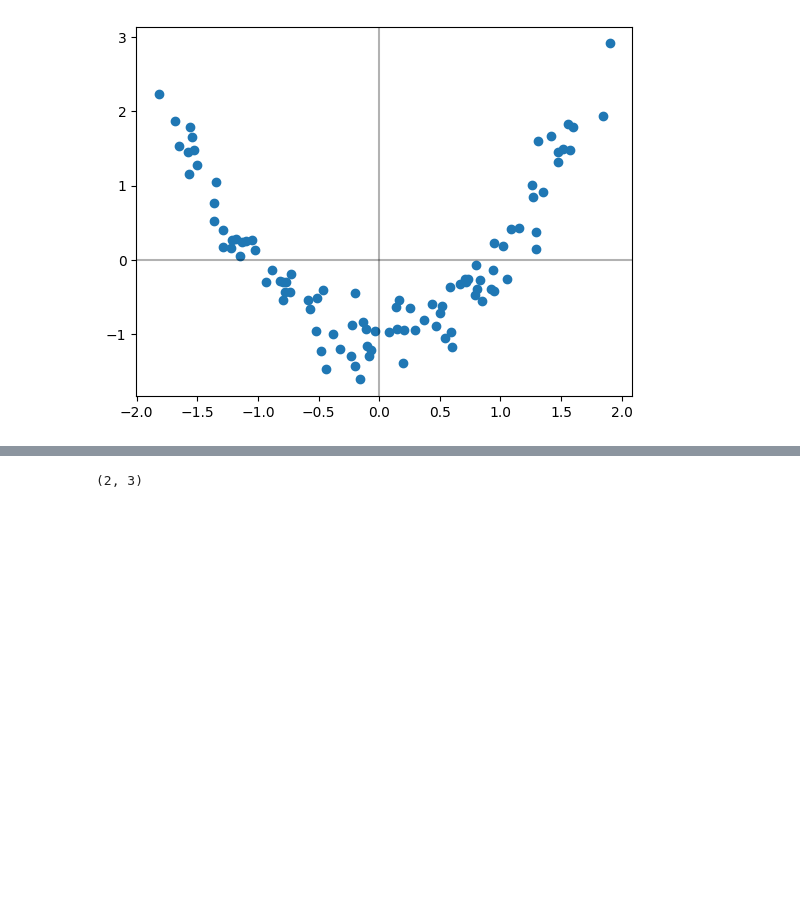
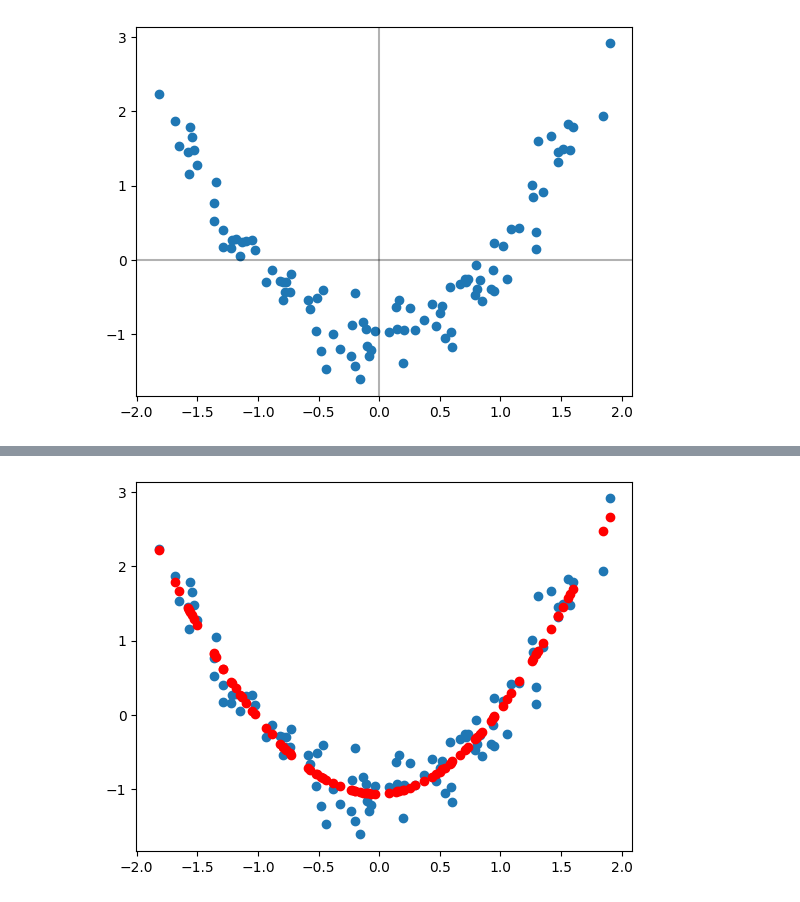
Before and after one commit to viralka/data_web_creators, a Jupyter notebook: Algorithms/kernel_reggression.ipynb, the cells around one changed output, grey strips where cells are left out. Cells and saved outputs as stored; diff of their text form; code cells hidden in the pictures; blank space fills up the shorter version.

```diff
--- a/Algorithms/kernel_reggression.ipynb
+++ b/Algorithms/kernel_reggression.ipynb
@@ -129,5 +144,0 @@ plt.colorbar()
-# %%
-A = np.array([[1,2,3],[4,5,6]])
-A.shape
-# %% [output]
-(2, 3)
@@ -145,0 +145,13 @@ def pairwise_l2_distances(X, Y):
+# %%
+def visvilasition(K, pw = 0.001):
+    k_inv = np.linalg.pinv(K + pw * np.eye(len(K)))
+    aplha = k_inv @ y
+    predection = K @ aplha
+    plt.scatter(X, y)
+    plt.scatter(X, predection, color='red')
+# %%
+# now Fitting data
+K = gaussian_kernel(X, X, sigma = 2.0)
+visvilasition(K, pw = 0.001)
+# %% [output]
+[figure, added]
```
Also changed, not shown: parts of 17 cells of this notebook, 1 other file.
